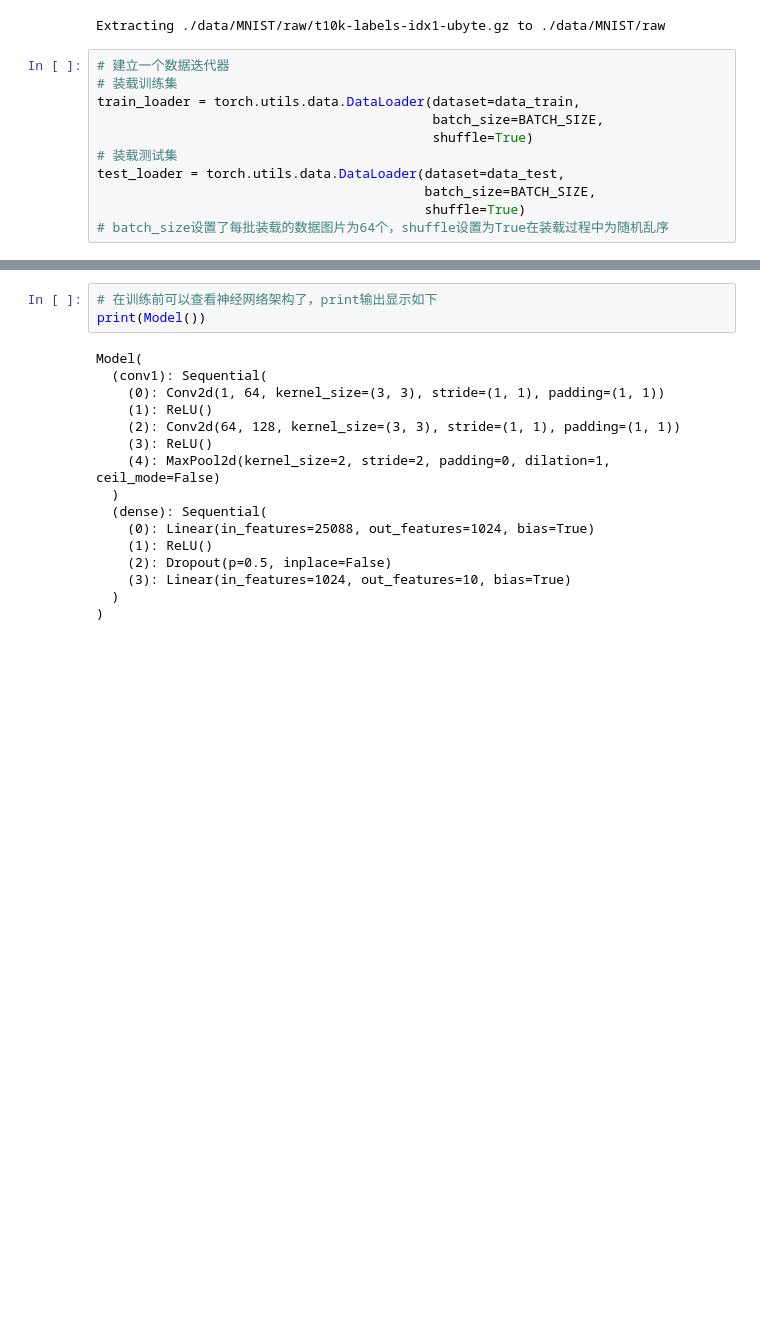
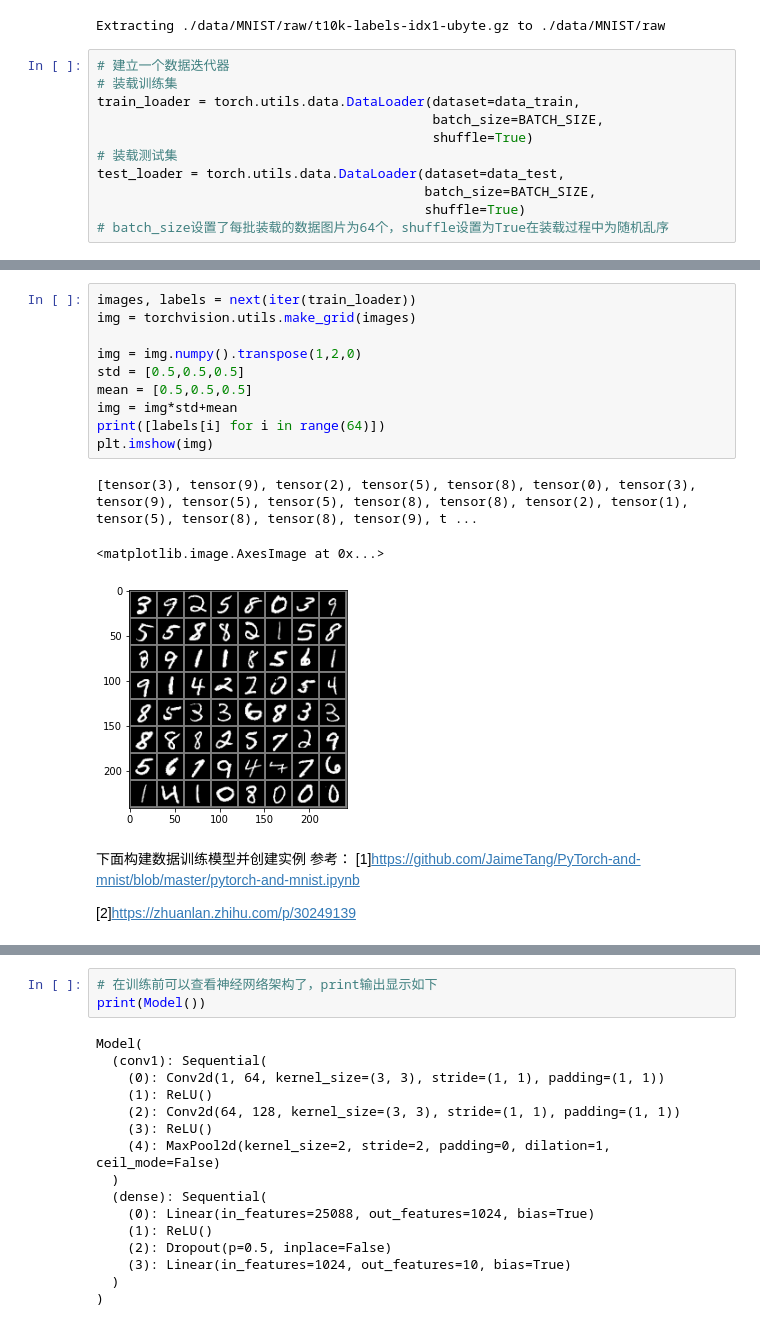
Before and after one commit to Viaxiz/VariesDemo, a Jupyter notebook: MNIST.ipynb, the cells around one changed output, grey strips where cells are left out. Drawn from its saved outputs; the diff is of its cells as text; blank space fills up the shorter version.

```diff
--- a/MNIST.ipynb
+++ b/MNIST.ipynb
@@ -68,3 +70,23 @@ test_loader = torch.utils.data.DataLoader(dataset=data_test,
+# %%
+images, labels = next(iter(train_loader))
+img = torchvision.utils.make_grid(images)
+
+img = img.numpy().transpose(1,2,0)
+std = [0.5,0.5,0.5]
+mean = [0.5,0.5,0.5]
+img = img*std+mean
+print([labels[i] for i in range(64)])
+plt.imshow(img)
+# %% [output]
+[tensor(3), tensor(9), tensor(2), tensor(5), tensor(8), tensor(0), tensor(3), tensor(9), tensor(5), tensor(5), tensor(8), tensor(8), tensor(2), tensor(1), tensor(5), tensor(8), tensor(8), tensor(9), t ...
+<matplotlib.image.AxesImage at 0x...>
+[figure, added]
+# %% [markdown]
+下面构建数据训练模型并创建实例
+参考：
+[1]https://github.com/JaimeTang/PyTorch-and-mnist/blob/master/pytorch-and-mnist.ipynb
+
+[2]https://zhuanlan.zhihu.com/p/30249139
 # %%
 class Model(torch.nn.Module):
 
```
Also changed, not shown: parts of 10 cells of this notebook.
